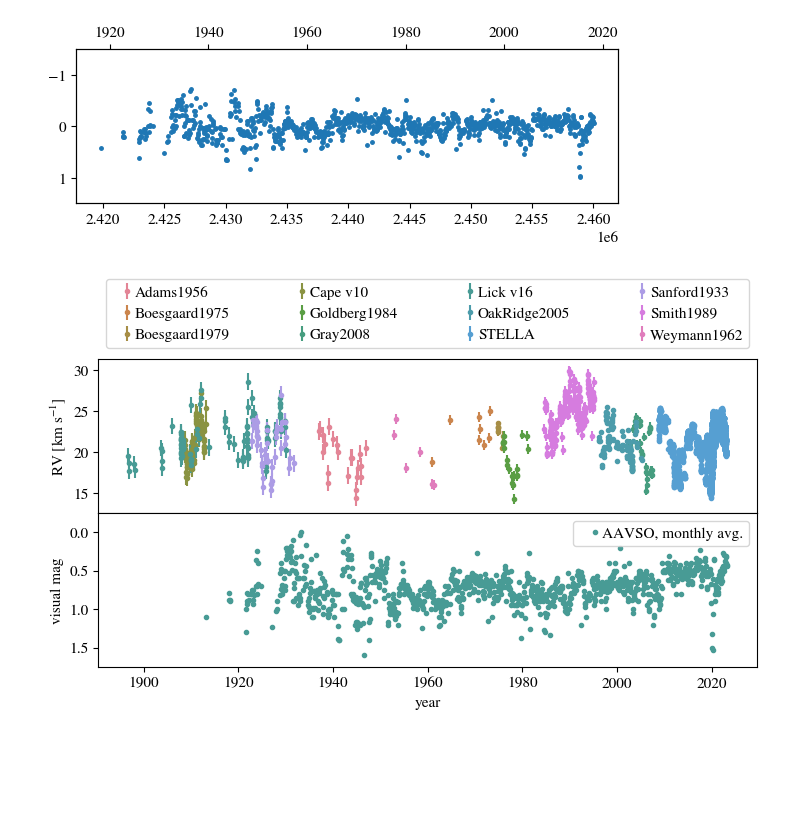
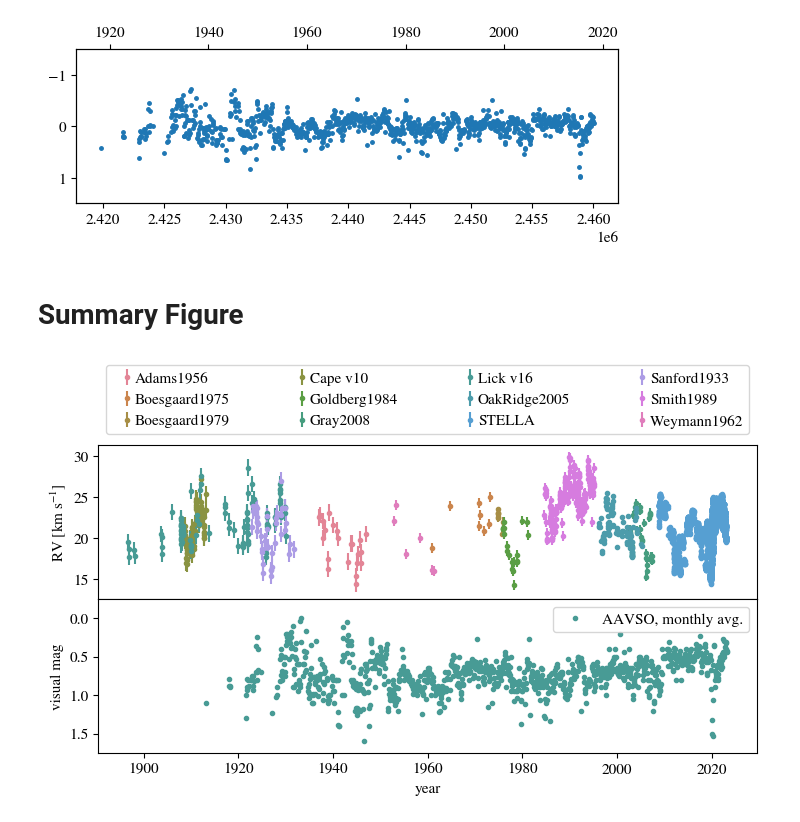
Before and after one commit to morganemacleod/BetelgeuseLittleFriend, a Jupyter notebook: Betelgeuse_LittleFriend_Analysis.ipynb, the cells around one changed output. Drawn from its saved outputs; the diff is of its cells as text; code cells hidden in the pictures; blank space fills up the shorter version.

```diff
--- a/Betelgeuse_LittleFriend_Analysis.ipynb
+++ b/Betelgeuse_LittleFriend_Analysis.ipynb
@@ -24,7 +24,7 @@ plt.rcParams['font.family'] = 'stixgeneral'
 plt.rcParams['mathtext.fontset'] = 'stix'
 plt.rcParams['font.size'] = 11
 plt.rcParams['figure.facecolor'] = 'white'
-plt.rcParams['legend.handletextpad']=-0.5
+#plt.rcParams['legend.handletextpad']=-0.5
 # %%
 ## RVs
 rva = Table.read('RVs/BG_rvall.csv')
@@ -108,26 +108,28 @@ chi2/dof =  0.8914220626314039
 Text(0, 0.5, 'mag, flattened')
 [figure]
 [figure]
+# %% [markdown]
+# Summary Figure
 # %%
 fig,axs = plt.subplots(figsize=(8.5,4),nrows=2,ncols=1,sharex=True)
 
 colors=sns.color_palette("husl",n_colors=len(np.unique(rva['source'])),desat=0.7 )
 for i,source in enumerate(np.unique(rva['source'])):
     sel = rva['source']==source
     axs[0].errorbar(Time(rva['JD'][sel],format='jd').jyear,rva['RV'][sel],rva['RV_err'][sel],
                  label=source,marker='o',linestyle='',color=colors[i],markersize=3,rasterized=True)
-axs[0].legend(bbox_to_anchor=(0, 1.02,1,0.2),loc='lower left',mode='expand',ncols=4)
+axs[0].legend(bbox_to_anchor=(0, 1.02,1,0.2),loc='lower left',mode='expand',ncols=4,handletextpad=-0.5)
 axs[0].set_ylabel('RV [km s$^{-1}$]')
 
 axs[1].plot(Time(aavsoT['JD'],format='jd').jyear,aavsoT['mag'],
                 marker='o',linestyle='',markersize=3,label='AAVSO, monthly avg.',color=colors[6],rasterized=True)
 axs[1].legend(loc='upper right')
 axs[1].set_ylim(1.75,-0.25)
 axs[1].set_ylabel('visual mag')
 axs[1].set_xlabel('year')
 
 plt.subplots_adjust(hspace=0)
 
-plt.savefig("figs/rv_aavso_summary.pdf",bbox_inches='tight')
+plt.savefig("figs/rv_aavso_summary.pdf",bbox_inches='tight',dpi=300)
 # %% [output]
-[figure, old version]
+[figure, new version]
```
Also changed, not shown: parts of 4 cells of this notebook, 2 other files.
